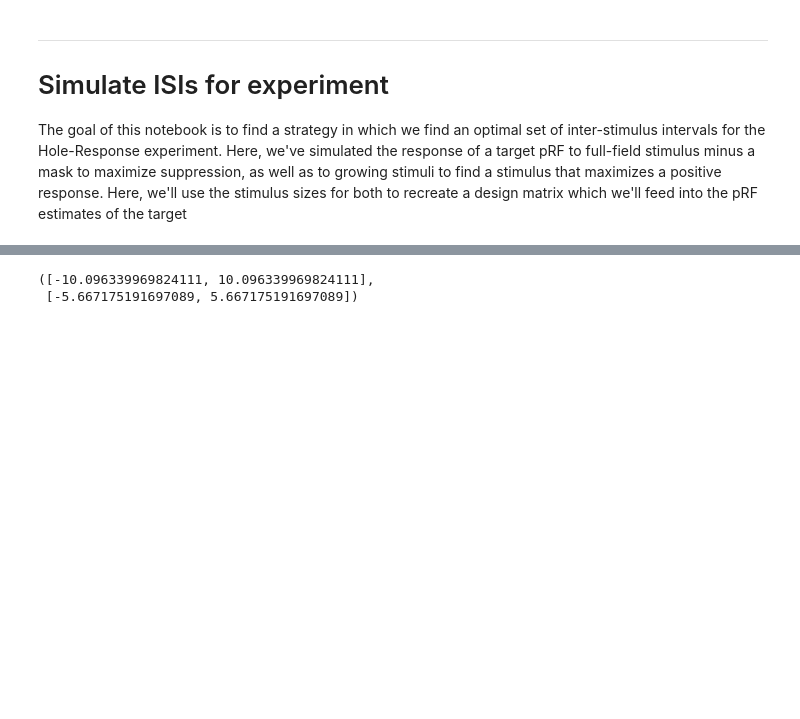
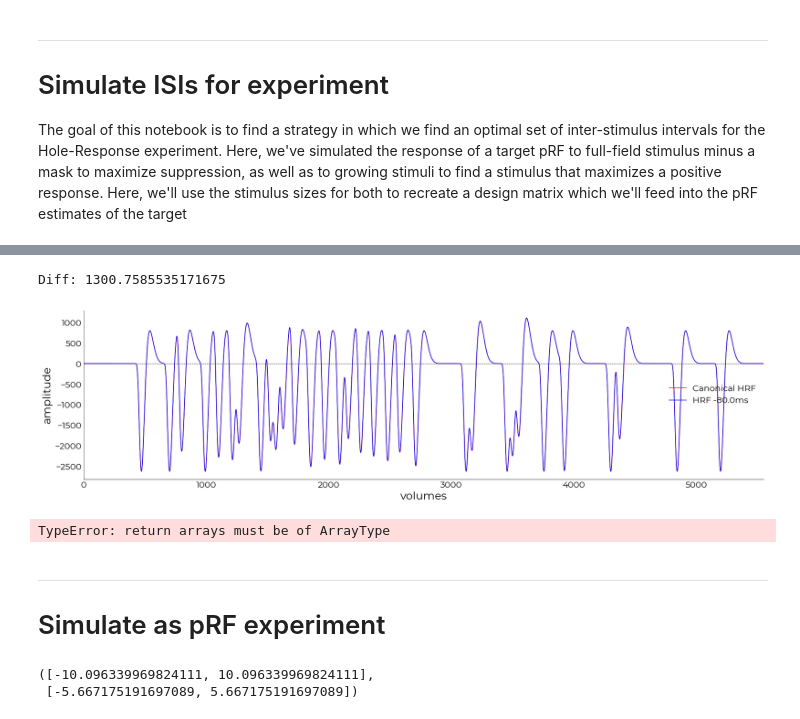
Before and after one commit to spinoza-centre/holeresponse, a Jupyter notebook: notebooks/simulate_isi.ipynb, the cells around one changed output, grey strips where cells are left out. Saved outputs shown, nothing was run; the diff lists cells and outputs as text; code cells hidden in the pictures; blank space fills up the shorter version.

```diff
--- a/notebooks/simulate_isi.ipynb
+++ b/notebooks/simulate_isi.ipynb
@@ -39,0 +369,14 @@ pars
+# %%
+func_vols = round(iti_obj.total_experiment_time/TR)
+
+# make stimulus vector
+stims = glm.make_stimulus_vector(iti_obj.get_onsets(), scan_length=func_vols, osf=osf, type='block', block_length=stim_duration)
+
+# convolve with HRF
+stim_vector = glm.convolve_hrf([hrf_0,hrf_100ms], stims)
+
+# resample to functional time domain
+stim_vector_resampled = glm.resample_stim_vector(stim_vector, func_vols)
+stim_vector_resampled
+# # get variance
+# arr_vars[it] = np.var(stim_vector_resampled)
@@ -40,3 +415,30 @@ pars
+# %%
+input_data = [stim_vector_resampled["norm"][:,ii]*stim_betas[0] for ii in range(len([hrf_0,hrf_100ms]))]
+variance = np.array([np.var(stim_vector_resampled["norm"][:,ii]*stim_betas[0]) for ii in range(len([hrf_0,hrf_100ms]))])
+
+plotting.LazyPlot(
+    input_data,
+    figsize=(20,5),
+    line_width=1,
+    x_label="volumes",
+    y_label="amplitude",
+    add_hline=0,
+    color=["r","b"],
+    labels=["Canonical HRF",f"HRF -{hrf_diff*1000}ms"],
+)
+
+variance_diff = np.abs(variance[1]-variance[0])
+print(f"Diff: {variance_diff}")
+# %% [output]
+Diff: 1300.7585535171675
+[figure, added]
+# %%
+np.abs(*listvariance)
+# %% [output]
+TypeError: return arrays must be of ArrayType
+# %% [markdown]
+---
+# Simulate as pRF experiment
 # %%
 # set screen information
 screen_distance_cm = 196
```
Also changed, not shown: parts of 16 cells of this notebook.
